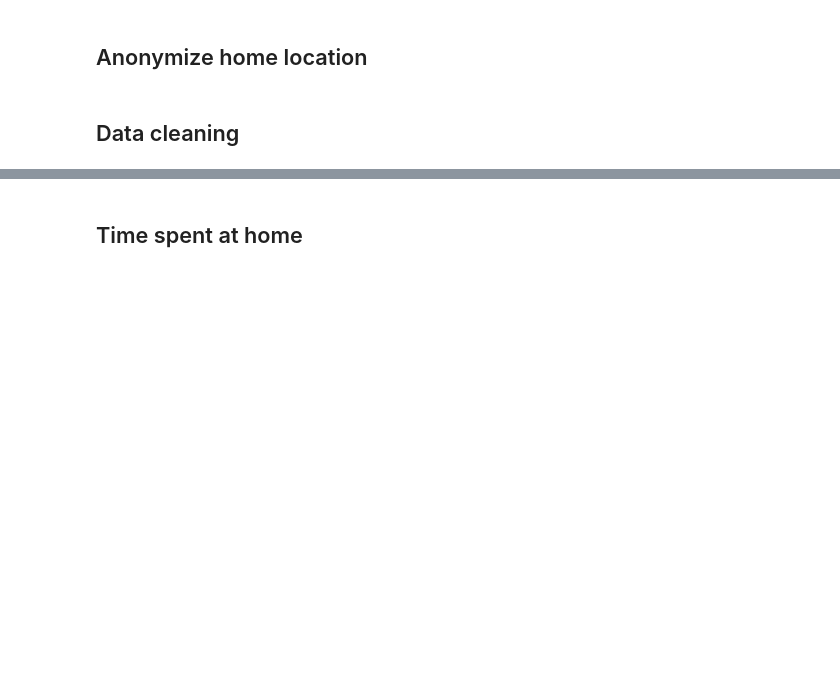
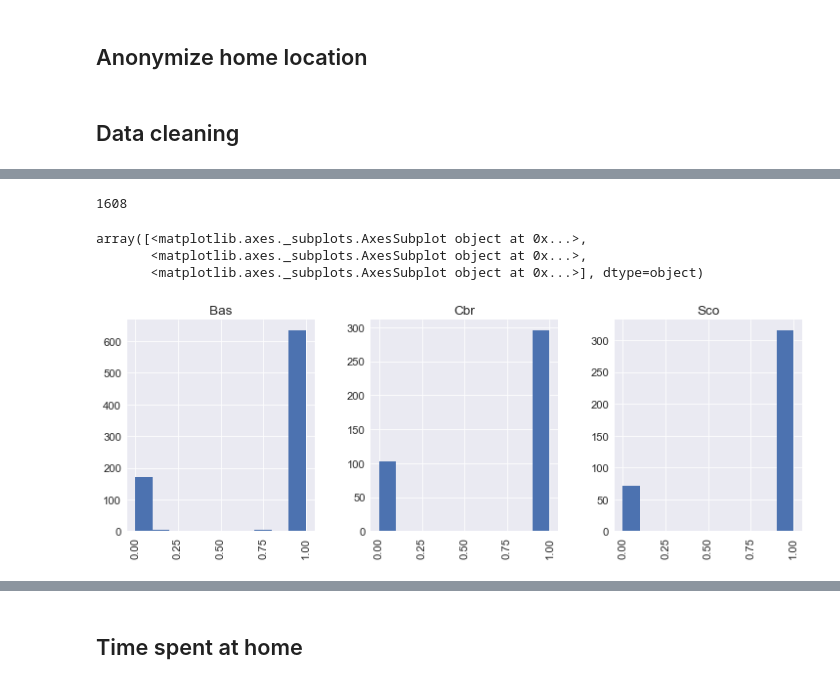
Before and after one commit to Luke3D/CbrAnalysis, a Jupyter notebook: GPS_AnalysisUIC.ipynb, the cells around one changed output, grey strips where cells are left out. Drawn from its saved outputs; the diff is of its cells as text; code cells hidden in the pictures; blank space fills up the shorter version.

```diff
--- a/GPS_AnalysisUIC.ipynb
+++ b/GPS_AnalysisUIC.ipynb
@@ -218,0 +230,12 @@ ax = plt.xticks(rotation=75)
+# %%
+len(LocData)
+# %% [output]
+1608
+# %%
+LocData = Data[(Data['LandUse']=='Com')]
+LocData.hist(column='Wear Frac',by='Brace',figsize=(12,4),layout=(1,3))
+# %% [output]
+array([<matplotlib.axes._subplots.AxesSubplot object at 0x...>,
+       <matplotlib.axes._subplots.AxesSubplot object at 0x...>,
+       <matplotlib.axes._subplots.AxesSubplot object at 0x...>], dtype=object)
+[figure, added]
```
Also changed, not shown: parts of 14 cells of this notebook.
